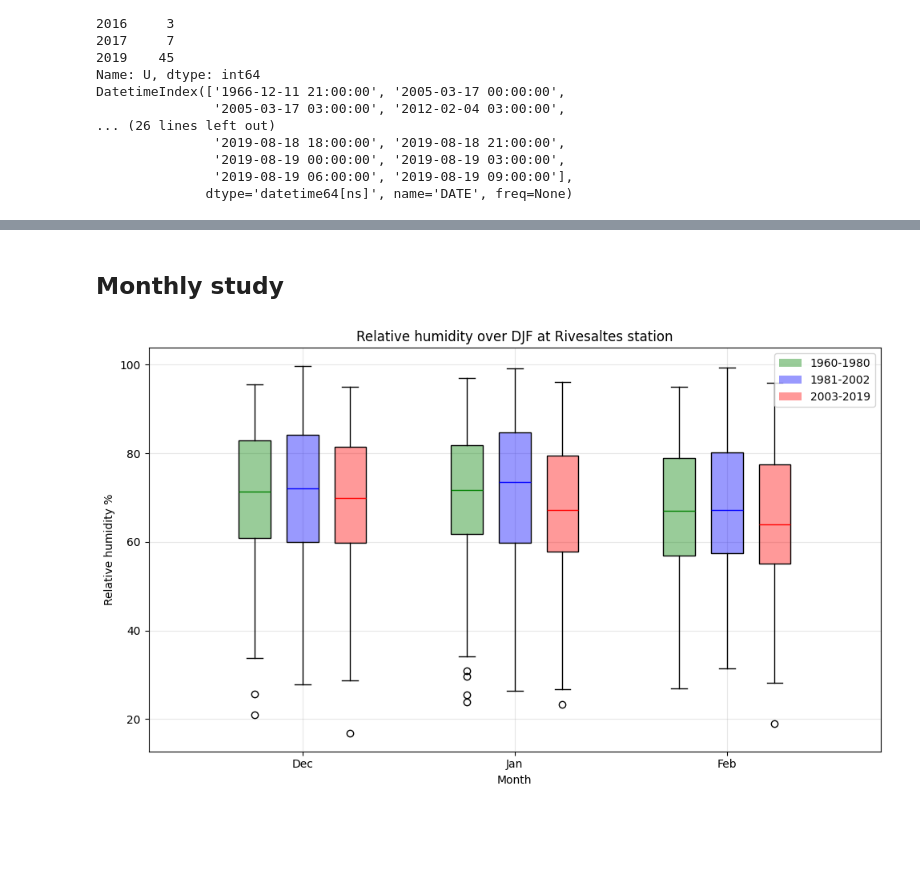
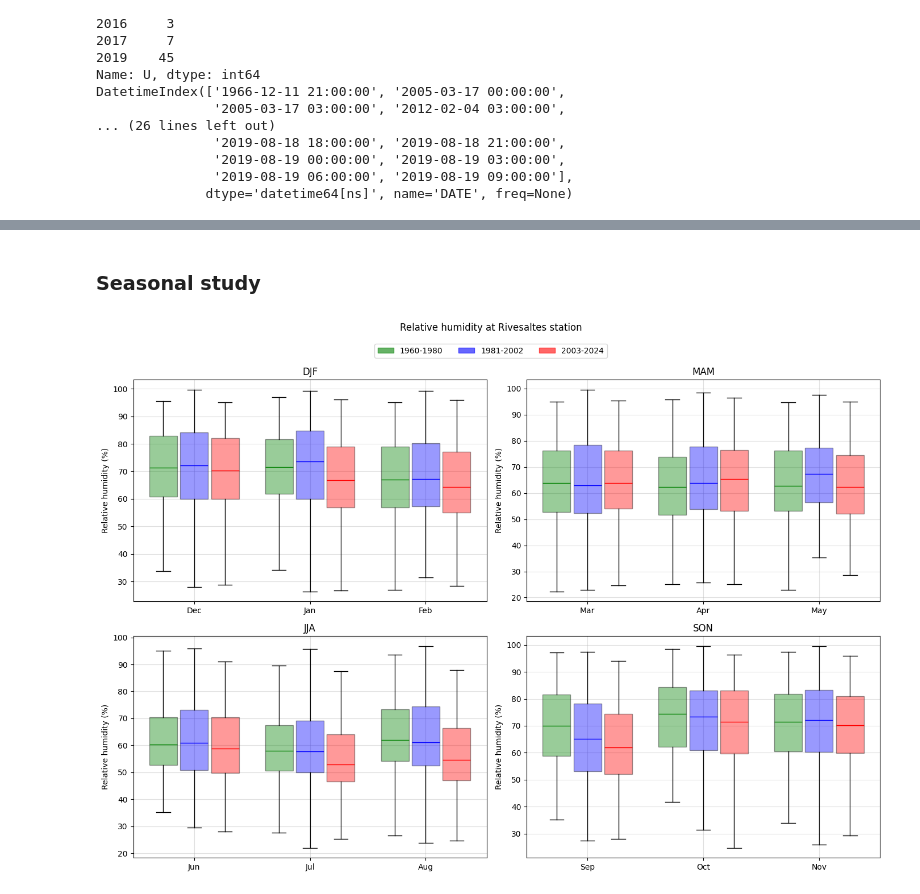
Before and after one commit to leopaulbaleneenm-source/Climate_Change_PO, a Jupyter notebook: notebooks/humidity/humidity_viz.ipynb, the cells around one changed output, grey strips where cells are left out. Cells and saved outputs as stored; diff of their text form; code cells hidden in the pictures; blank space fills up the shorter version.

Commit message:
Updating humidity files

```diff
--- a/notebooks/humidity/humidity_viz.ipynb
+++ b/notebooks/humidity/humidity_viz.ipynb
@@ -240,18 +306,18 @@ The corresponding dates are : [Timestamp('2003-01-13 00:00:00'), Timestamp('2003
 # %% [markdown]
-## Monthly study
+### Seasonal study
 # %%
-sr_frst_m = sr_d.loc["1960-01-31":"1980-12-31"]
-sr_snd_m = sr_d.loc["1981-01-31":"2002-12-31"]
-sr_thd_m = sr_d.loc["2003-01-31":"2024-12-31"]
+sr_frst_m = sr.loc["1960-01-31":"1980-12-31"].resample("D").mean()
+sr_snd_m = sr.loc["1981-01-31":"2002-12-31"].resample("D").mean()
+sr_thd_m = sr.loc["2003-01-31":"2024-12-31"].resample("D").mean()
 sr_thd_m = sr_thd_m.dropna()
 list_sr_m = [sr_frst_m, sr_snd_m, sr_thd_m]
 
-cp.season_box (
+cp.season_box(
     list_sr_m,
-    (12, 1, 2),
-    "Relative humidity %",
-    "Relative humidity over DJF at Rivesaltes station",
-    "humidity"
+    months = None,
+    y_label = "Relative humidity (%)",
+    title = "Relative humidity at Rivesaltes station",
+    folder = "humidity"
 )
 # %% [output]
-[figure, old version]
+[figure, new version]
```
Also changed, not shown: parts of 24 cells of this notebook, 1 other file.
